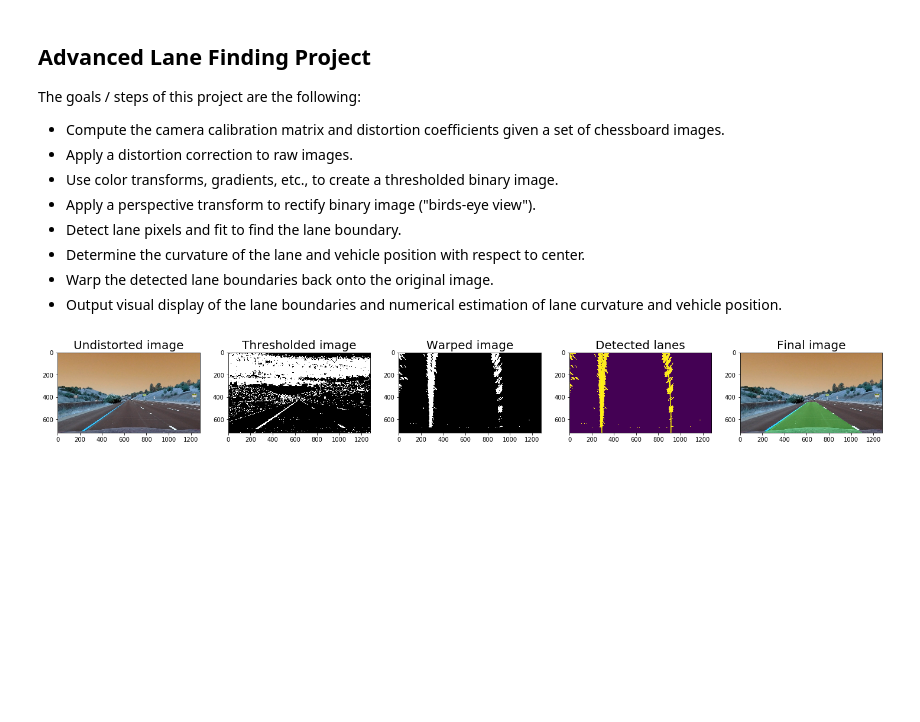
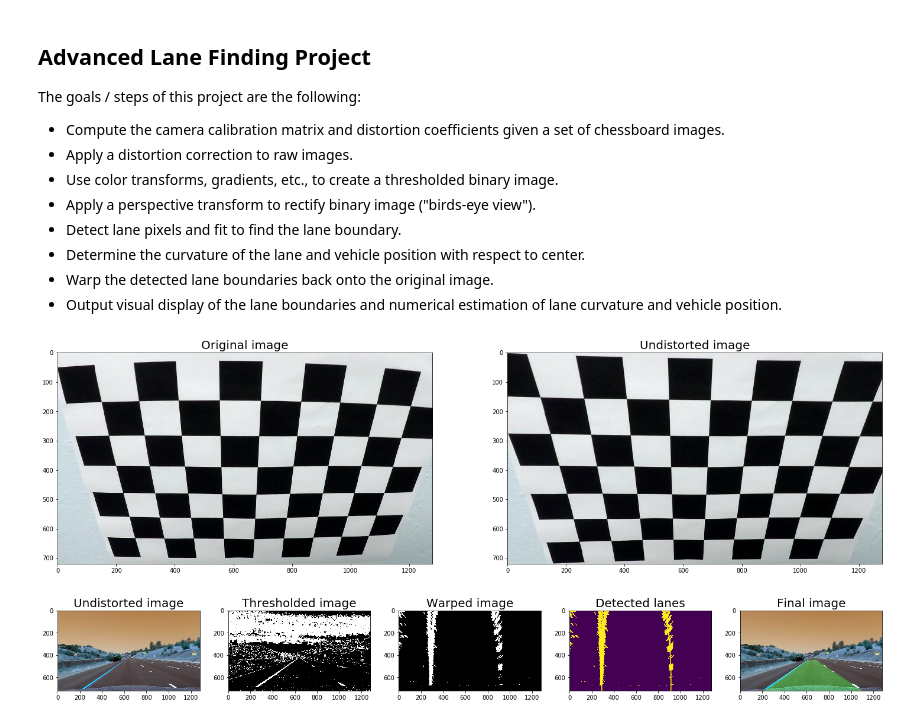
Before and after one commit to namadjidku/CarND-Advanced-Lane-Lines-master, a Jupyter notebook: code.ipynb, the cells around one changed output. Saved outputs shown, nothing was run; the diff lists cells and outputs as text; code cells hidden in the pictures; blank space fills up the shorter version.

Commit message:
Added test for checking undistortion for chess images

```diff
--- a/code.ipynb
+++ b/code.ipynb
@@ -370,31 +370,53 @@ class LaneDetector:
 # %%
 # HYPERPARAMETERS
 nwindows = 9 # choose the number of sliding windows
 margin = 100 # set the width of the windows +/- margin
 minpix = 30 # set minimum number of pixels found to recenter window
 kernel_size = 5
 s_channel_thresh = (100, 255)
 sobel_abs_thresh = (10, 150)
 magnitude_thresh = (100, 255)
 direction_thresh = (0.7, 1.4)
 l_channel_thresh = (150, 255)
 
 src = np.float32([(678,443),(605,443),(285,665),(1019,665)]) # in x,y order not matrix convention
 dst = np.float32([(919,0),(285,0),(285,665),(919,665)])
 
 vehicle_center = (1240/2 - 285)/(1019 - 285)*(919 - 285) + 285
 
+folder_out = 'output_images/'
+
 ## Computing camera calibration matrix and distortion coefficients
 images = glob.glob('camera_cal/calibration*.jpg')
 camera = Camera(src, dst)
 camera.compute_camera_calibration(images, 9, 6)
+
+## Checking the computed coefficients
+img = cv2.imread('camera_cal/calibration2.jpg')
+undistorted_img = camera.undistort_image(img)
+
+## Plotting the results
+img_name = 'calibration2.jpg'
+
+f, (ax1, ax2) = plt.subplots(1, 2, figsize=(25,10))
+
+ax1.set_title('Original image', fontsize=20)
+ax1.imshow(img)
+mpimg.imsave('{}original_{}'.format(folder_out, img_name), img)
+
+ax2.set_title('Undistorted image', fontsize=20)
+ax2.imshow(undistorted_img)
+mpimg.imsave('{}undistort_{}'.format(folder_out, img_name), undistorted_img)
+plt.show()
 
 threshold_processer = ThresholdProcesser(kernel_size,
                                         s_channel_thresh,
                                         sobel_abs_thresh,
                                         magnitude_thresh,
                                         direction_thresh,
                                         l_channel_thresh)
+# %% [output]
+[figure, added]
 # %%
 def process_image(img_path, camera, threshold_processer, lane_detector):
 
```
Also changed, not shown: parts of 2 cells of this notebook, 3 other files.
